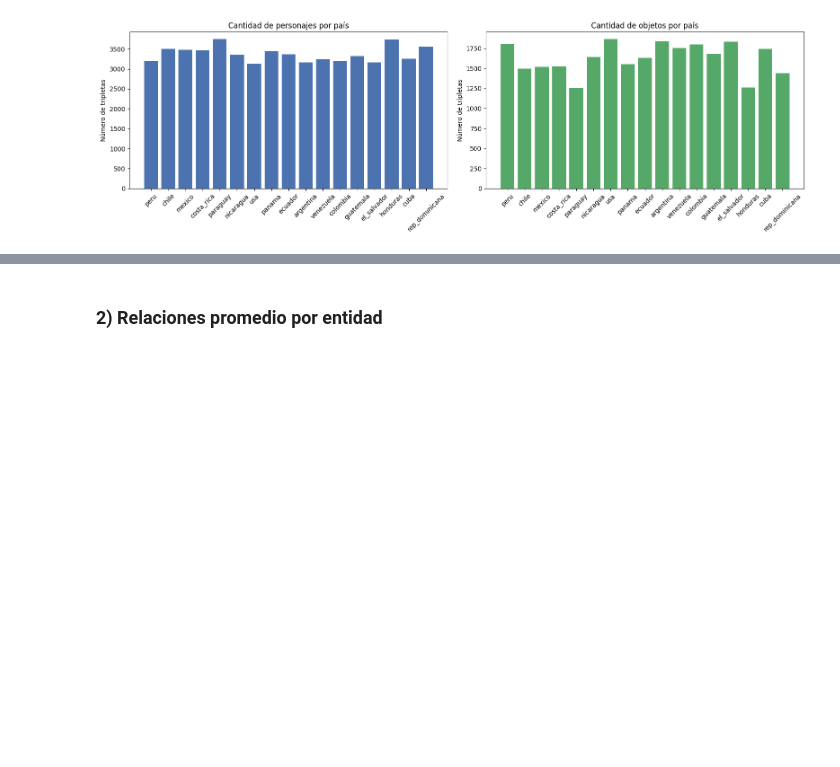
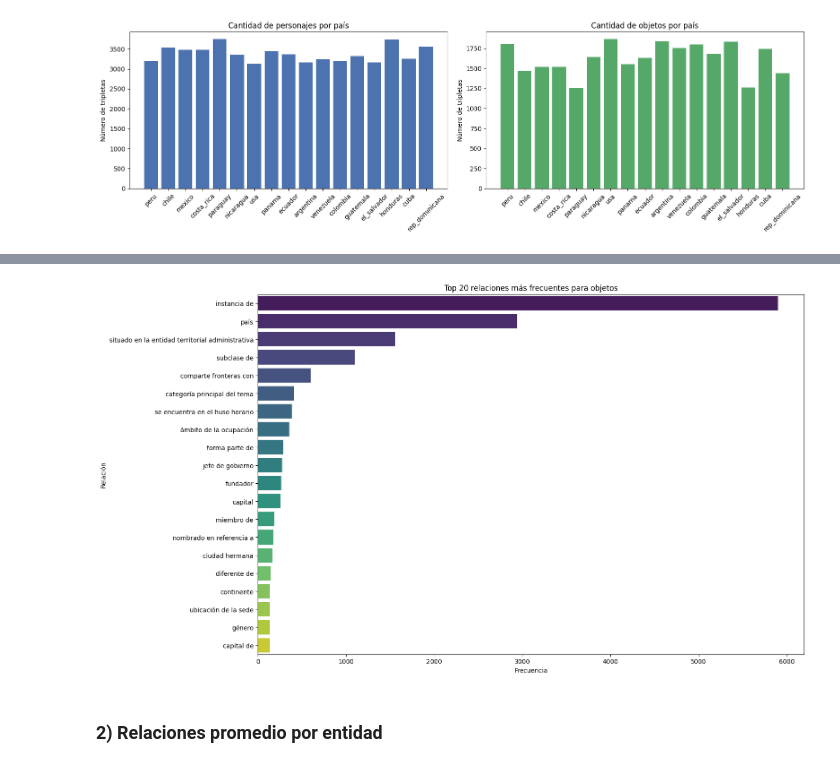
Before and after one commit to JuanHernandez-uc/Proyecto-IA-Gen, a Jupyter notebook: Analisis de datos/analisis_exploratorio.ipynb, the cells around one changed output, grey strips where cells are left out. Drawn from its saved outputs; the diff is of its cells as text; code cells hidden in the pictures; blank space fills up the shorter version.

```diff
--- a/Analisis de datos/analisis_exploratorio.ipynb
+++ b/Analisis de datos/analisis_exploratorio.ipynb
@@ -99,3 +109,9 @@ plt.show()
+# %%
+obj_relation_counts = merged_df[merged_df['tipo_entidad'] != "ser humano"]
+obj_relation_counts = obj_relation_counts['relacion'].value_counts().reset_index()
+plot_relations(obj_relation_counts, title_suffix='objetos')
+# %% [output]
+[figure, added]
 # %% [markdown]
 ### 2) Relaciones promedio por entidad
 # %%
```
Also changed, not shown: parts of 11 cells of this notebook.
